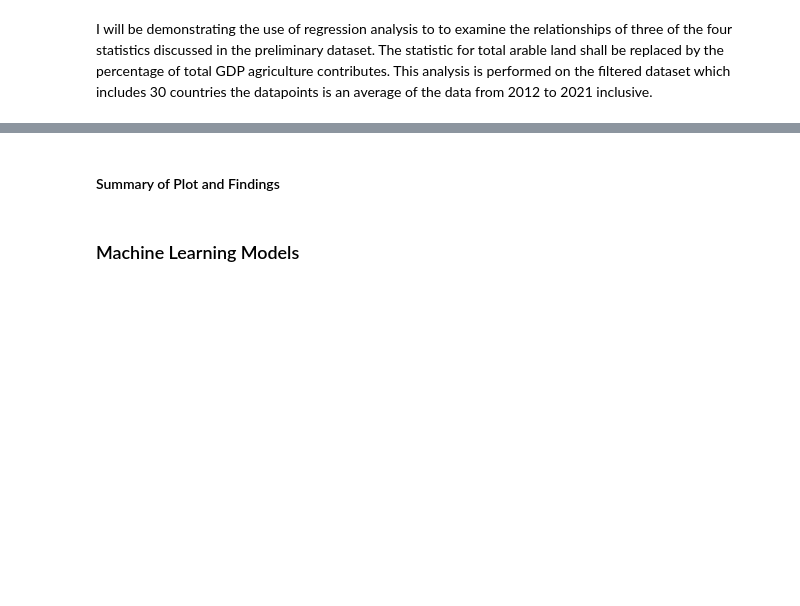
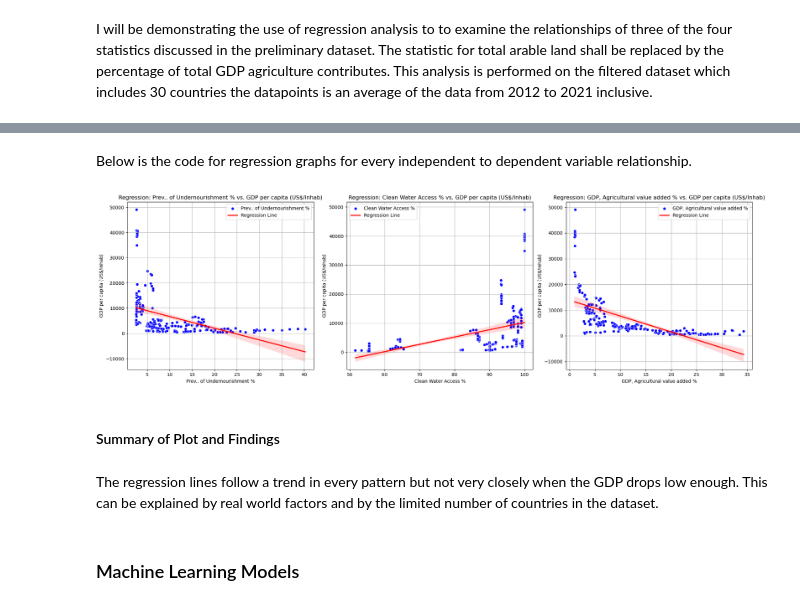
Before and after one commit to Programmer-ms742001/DataAnalysisProject, a Jupyter notebook: Data Analysis Main.ipynb, the cells around one changed output, grey strips where cells are left out. Cells and saved outputs as stored; diff of their text form; code cells hidden in the pictures; blank space fills up the shorter version.

```diff
--- a/Data Analysis Main.ipynb
+++ b/Data Analysis Main.ipynb
@@ -398,9 +401,18 @@ I will be demonstrating the use of regression analysis to to examine the relatio
 # %%
 import statsmodels.api as sm
 import seaborn as sns
+# %%
+# Firstly, all datasets will have their value column renamed.
+
+GDP_per_capita_dataset = GDP_per_capita_dataset.rename(columns={"Value": "GDP per capita (US$/Inhab)"})
+undernourishment_dataset = undernourishment_dataset.rename(columns={"Value": "Prev.. of Undernourishment %"})
+agriculture_value_added_dataset = agriculture_value_added_dataset.rename(columns={"Value": "GDP, Agricultural value added %"})
+water_access_dataset = water_access_dataset.rename(columns={"Value": "Clean Water Access %"})
 # %%
-# First, all of the data must be merged into one dataset.
-combined_variables = mean_GDP_per_capita.merge(prevalence_of_undernourishment, on='Area').merge(agriculture_value_added_dataset, on='Area').merge(mean_access_to_water, on='Area')
+# All of the data must be merged into one dataset.
+combined_variables = pd.merge(GDP_per_capita_dataset[['Area', 'Year', 'GDP per capita (US$/Inhab)']], undernourishment_dataset[['Area', 'Year', 'Prev.. of Undernourishment %']], on=["Area", "Year"])
+combined_variables = pd.merge(combined_variables, water_access_dataset[['Area', 'Year', 'Clean Water Access %']], on=["Area", "Year"])
+combined_variables = pd.merge(combined_variables, agriculture_value_added_dataset[['Area', 'Year', 'GDP, Agricultural value added %']], on=["Area", "Year"])
+
+# Only the three relevant columns frome each dataset are selected. A series of merge commands merge all four datasets into one big one.
+# This is necessary because pd.merge can only handle two datasets at a time.
-# %%
-# Renaming the columns
-combined_variables = ['Area', 'GDP per capita', 'Undernourishment', 'GDP Agriculture', 'Access to Water']
@@ -423,5 +460,36 @@ sns.pairplot(combined_variables, x_vars = ['Undernourishment', 'GDP Agriculture'
+# %% [markdown]
+Below is the code for regression graphs for every independent to dependent variable relationship.
+# %%
+# Define predictor variables and target variable
+predictor_vars = ['Prev.. of Undernourishment %', 'Clean Water Access %', 'GDP, Agricultural value added %']
+target_var = 'GDP per capita (US$/Inhab)'
+
+# Add constant to predictor variables for intercept
+x = combined_variables[predictor_vars]
+x = sm.add_constant(x)
+
+# Fit the regression model
+model = sm.OLS(combined_variables[target_var], x).fit()
+# %%
+# Plotting against GDP per capita (US$/Inhab)
+fig, axes = plt.subplots(nrows=1, ncols=len(predictor_vars), figsize=(20, 6))
+
+for i, var in enumerate(predictor_vars):
+    sns.scatterplot(x=combined_variables[var], y=combined_variables[target_var], ax=axes[i], color='blue', label=f'{var}')
+    sns.regplot(x=combined_variables[var], y=combined_variables[target_var], scatter=False, ax=axes[i], color='red', label='Regression Line')
+    axes[i].set_title(f'Regression: {var} vs. {target_var}')
+    axes[i].set_xlabel(var)
+    axes[i].set_ylabel(target_var)
+    axes[i].legend()
+    axes[i].grid(True)
+
+plt.tight_layout()
+# %% [output]
+[figure, added]
 # %% [markdown]
 #### Summary of Plot and Findings
+# %% [markdown]
+The regression lines follow a trend in every pattern but not very closely when the GDP drops low enough. This can be explained by real world factors and by the limited number of countries in the dataset.
 # %% [markdown]
 ### Machine Learning Models
 # %% [markdown]
```
Also changed, not shown: parts of 34 cells of this notebook.
